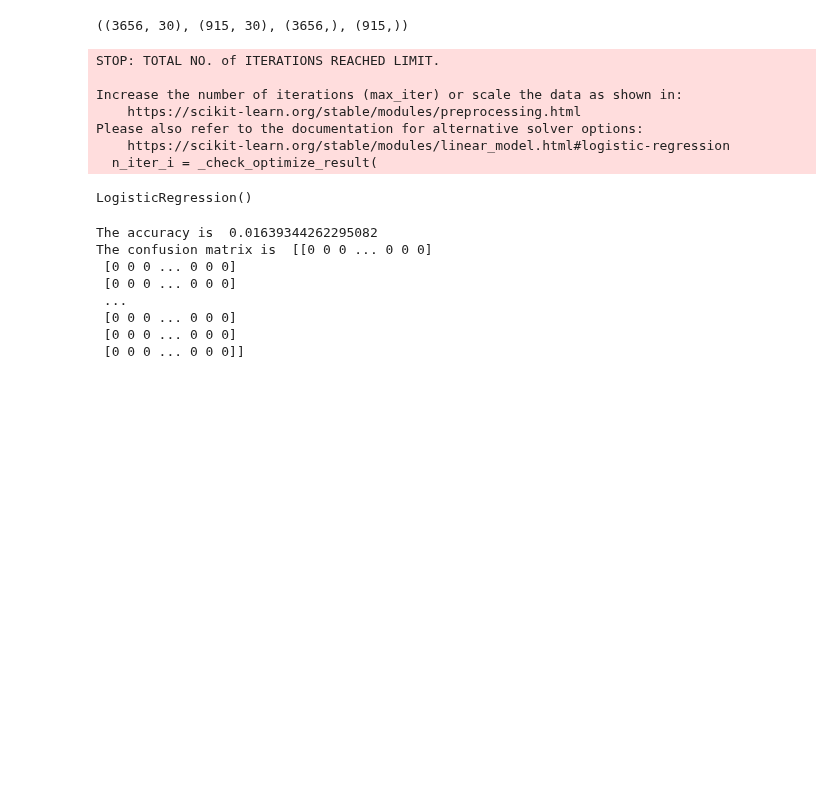
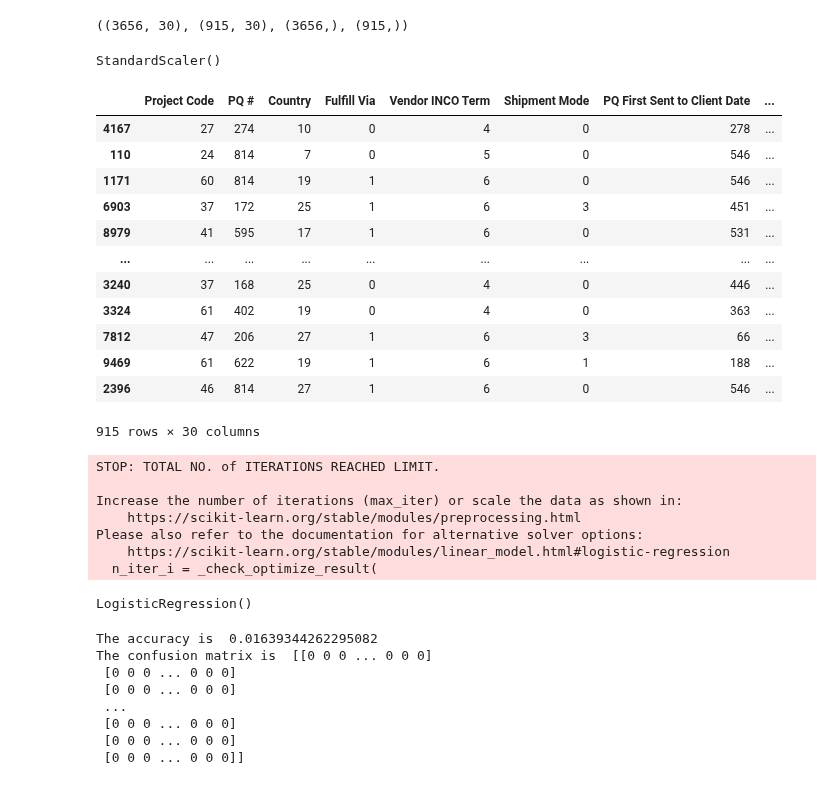
Before and after one commit to krishanwalia30/Consignment-Pricing-Prediction, a Jupyter notebook: research/trials.ipynb, the cells around one changed output. Cells and saved outputs as stored; diff of their text form; code cells hidden in the pictures; blank space fills up the shorter version.

Commit message:
Data Transformation Stage Inprogress

```diff
--- a/research/trials.ipynb
+++ b/research/trials.ipynb
@@ -815,3 +815,8 @@ x = df.drop('Freight Cost (USD)', axis=1)
 from sklearn.model_selection import train_test_split
 
 x_train, x_test, y_train, y_test = train_test_split(x, y, test_size=0.2, random_state=42)
+# %%
+from sklearn.preprocessing import StandardScaler
+stdscal = StandardScaler()
+
+stdscal.fit_transform(x_train)
@@ -821,6 +840,26 @@ x_train.shape, x_test.shape, y_train.shape, y_test.shape
 ((3656, 30), (915, 30), (3656,), (915,))
 # %%
 accuracy_dict = {}
+# %%
+stdscal.fit(x_test)
+# %% [output]
+StandardScaler()
+# %%
+x_test
+# %% [output]
+|  | Project Code | PQ # | Country | Fulfill Via | Vendor INCO Term | Shipment Mode | PQ First Sent to Client Date | ... |
+| 4167 | 27 | 274 | 10 | 0 | 4 | 0 | 278 | ... |
+| 110 | 24 | 814 | 7 | 0 | 5 | 0 | 546 | ... |
+| 1171 | 60 | 814 | 19 | 1 | 6 | 0 | 546 | ... |
+| 6903 | 37 | 172 | 25 | 1 | 6 | 3 | 451 | ... |
+| 8979 | 41 | 595 | 17 | 1 | 6 | 0 | 531 | ... |
+| ... | ... | ... | ... | ... | ... | ... | ... | ... |
+| 3240 | 37 | 168 | 25 | 0 | 4 | 0 | 446 | ... |
+| 3324 | 61 | 402 | 19 | 0 | 4 | 0 | 363 | ... |
+| 7812 | 47 | 206 | 27 | 1 | 6 | 3 | 66 | ... |
+| 9469 | 61 | 622 | 19 | 1 | 6 | 1 | 188 | ... |
+| 2396 | 46 | 814 | 27 | 1 | 6 | 0 | 546 | ... |
+915 rows × 30 columns
 # %%
 from sklearn.linear_model import LogisticRegression
 from sklearn.metrics import classification_report, accuracy_score, confusion_matrix, precision_score
```
Also changed, not shown: parts of 17 cells of this notebook, 5 other files.
